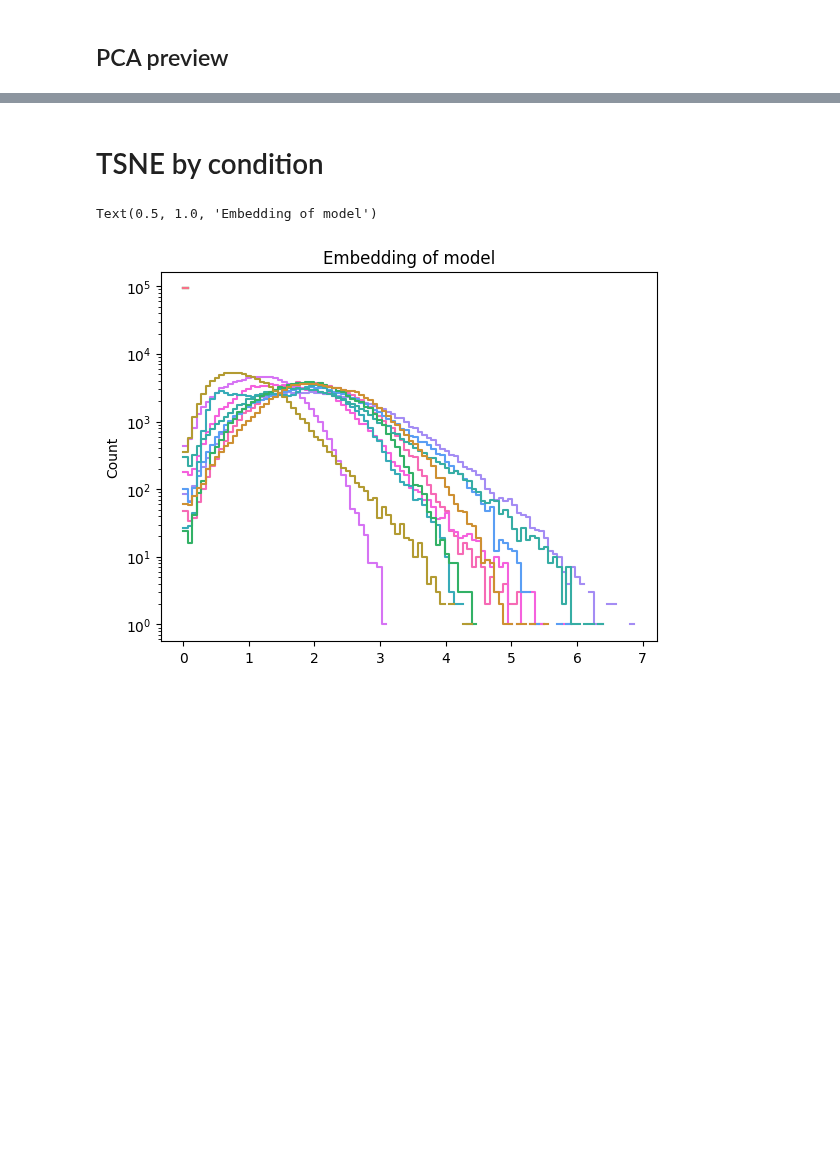
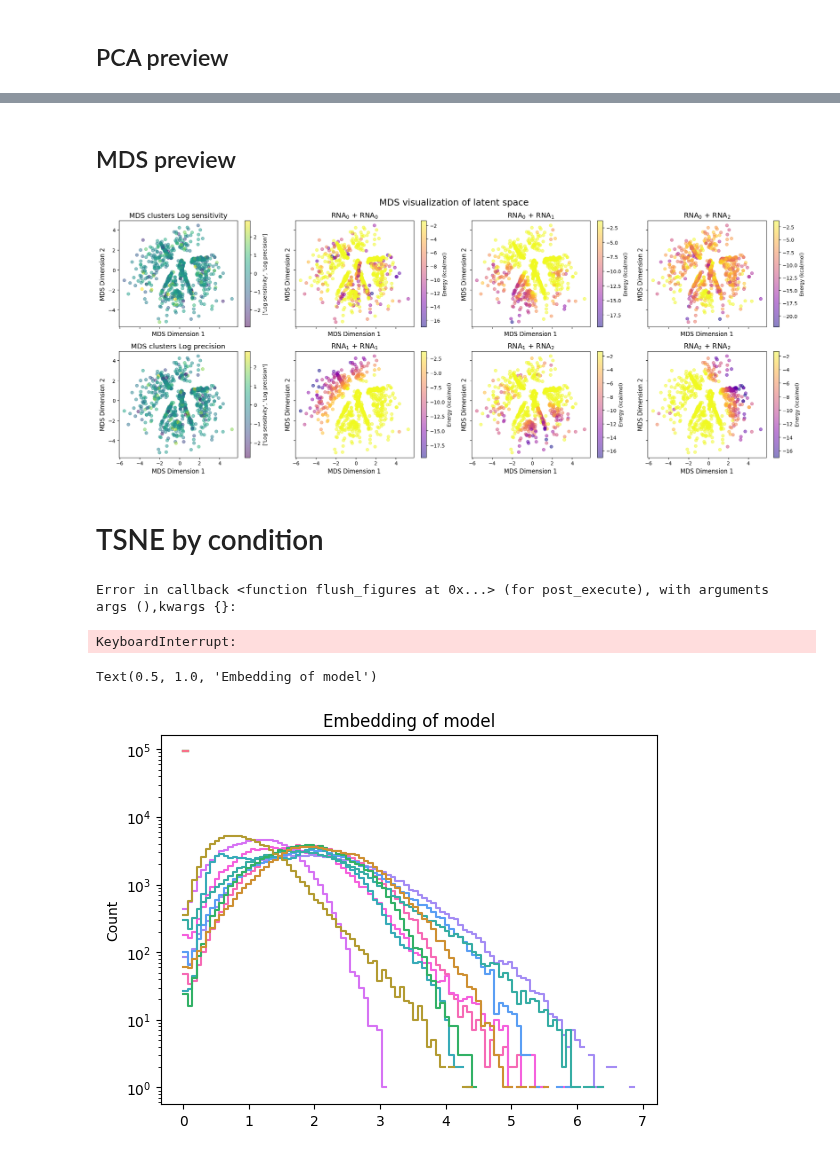
Before and after one commit to olive004/EvoScaper, a Jupyter notebook: notebooks/04_latent.ipynb, the cells around one changed output, grey strips where cells are left out. Cells and saved outputs as stored; diff of their text form; code cells hidden in the pictures; blank space fills up the shorter version.

```diff
--- a/notebooks/04_latent.ipynb
+++ b/notebooks/04_latent.ipynb
@@ -336,3 +352,17 @@ visualize_dimred_2d_custom_labels(pca_result, cond_rev_all[idxs_show], x_bin[idx
+# %% [markdown]
+## MDS preview
+# %%
+from sklearn.manifold import MDS
+method = 'MDS'
+mds = MDS(n_components=2, metric=True)
+mds_result = mds.fit_transform(h_all[idxs_show])
+
+
+visualize_dimred_2d_custom_labels(mds_result, cond_rev_all[idxs_show], x_bin[idxs_show],
+                                  labels_cond=config_dataset.objective_col,
+                                  labels_x=labels_x, method=method)
+# %% [output]
+[figure, added]
 # %% [markdown]
 # TSNE by condition
 # %%
@@ -384,27 +410,31 @@ ncol = x.shape[-1] + 1
 fig, axes = plt.subplots(len(tsne_results), ncol, figsize=(6*ncol, 5 * len(tsne_results)), sharex=True, sharey=True)
 fig.subplots_adjust(top=0.8)
 for i_cond, tsne_result in enumerate(tsne_results):
-    if hpos.loc['prep_x_categorical_onehot']:
-        idxs_cond = np.where(np.argmax(cond.reshape(
-            np.prod(cond.shape[:-1]), -1), axis=-1) == i_cond)
-        # idxs_cond = np.where(np.argmax(cond, axis=-1) == i_cond)
-        txt_cond = f'cond = {np.unique(cond_rev_all)[i_cond]:.2f}'
+    if hpos.loc['prep_y_categorical'] and hpos.loc['prep_y_categorical_onehot']:
+        # idxs_cond = np.where(np.argmax(cond.reshape(
+        #     np.prod(cond.shape[:-1]), -1), axis=-1) == i_cond)
+        # txt_cond = f'cond = {np.unique(cond_rev_all)[i_cond]:.2f}'
+        pass
     else:
-        idxs_cond = np.where(cond_binned.reshape(int(np.prod(
-            cond_binned.shape[:-1])), -1).squeeze() == np.unique(cond_binned)[i_cond])
-        txt_cond = f'cond = {np.unique(cond_binned)[i_cond]:.2f}'
+        idxs_cond = np.where(np.sum(cond_binned == cond_unique[i_cond], axis=-1))[0]
+        txt_cond = f'cond = {cond_unique[i_cond].round(2)}'
 
     x_bin = np.round(x_bin_all[idxs_cond], 1)
 
     p_i = ncol * i_cond
     for i in np.arange(x.shape[-1]):
         plot_tsne(tsne_result, x_bin[..., i], ax=axes[i_cond, i], title=f"Interaction {i+1}, {txt_cond}")
-    plot_tsne(tsne_result, cond_rev_all[idxs_cond], ax=axes[i_cond, i + 1], title=obj_col + f', {txt_cond}')
+    plot_tsne_cond(tsne_result, cond_rev_all[idxs_cond], ax=axes[i_cond, i + 1], i_d1=0, i_d2=1, hue_labels=obj_col, n_comps=2, perplexity=perplexity)
+                #    title=', '.join(obj_col) + f', {txt_cond}')
+    # plot_tsne(tsne_result, cond_rev_all[idxs_cond], ax=axes[i_cond, i + 1], title=', '.join(obj_col) + f', {txt_cond}')
 
 plt.suptitle(f"t-SNE Visualization of Encoder Output (perplexity={perplexity}, rnd={random_state}): {txt_cond}", fontsize=16)
 plt.tight_layout()
 plt.savefig(os.path.join(top_write_dir, f'tsne_cond_all.png'))
 plt.close()
+# %% [output]
+Error in callback <function flush_figures at 0x...> (for post_execute), with arguments args (),kwargs {}:
+KeyboardInterrupt:
 # %%
 i_enc = encoder(params, rng, np.concatenate([x, cond], axis=-1))
 sns.histplot(i_enc.reshape(np.prod(i_enc.shape[:-1]), -1), bins=100, log_scale=[False, True], element='step', fill=False, legend=False)
```
Also changed, not shown: parts of 12 cells of this notebook.
